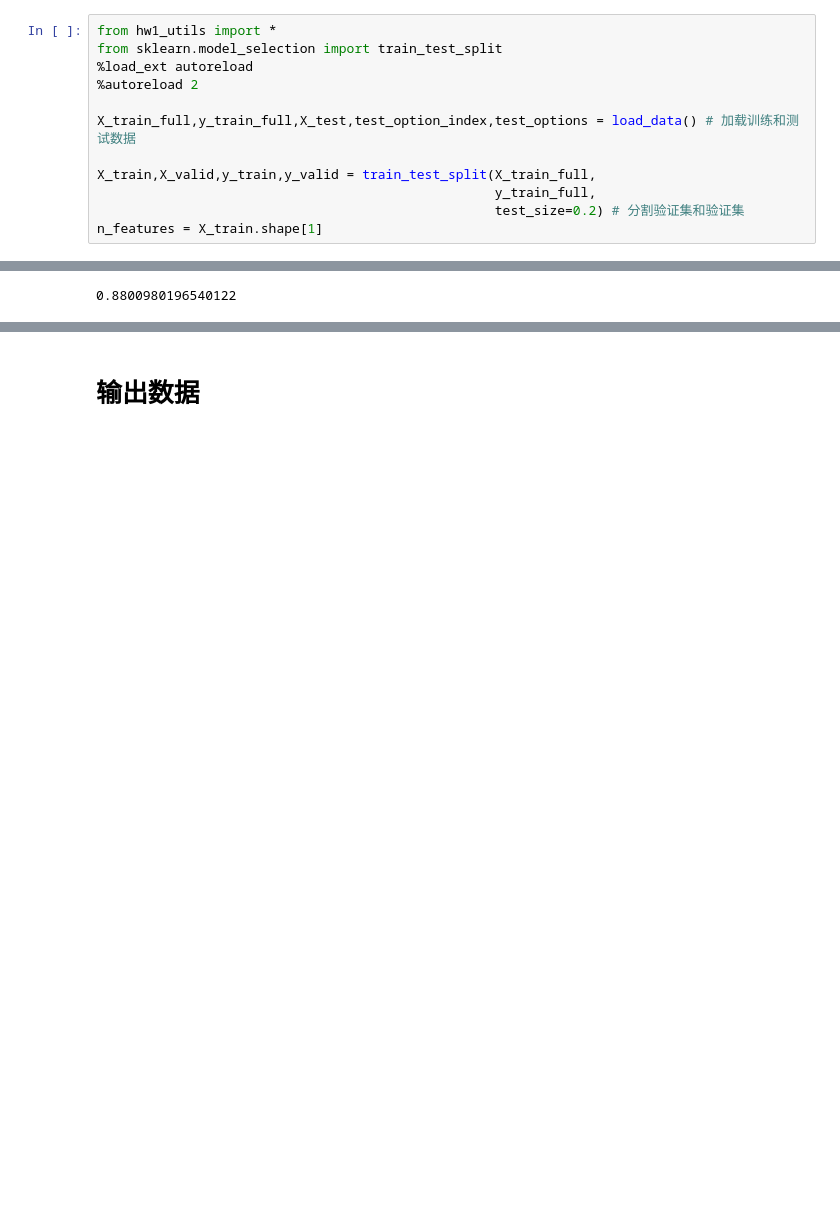
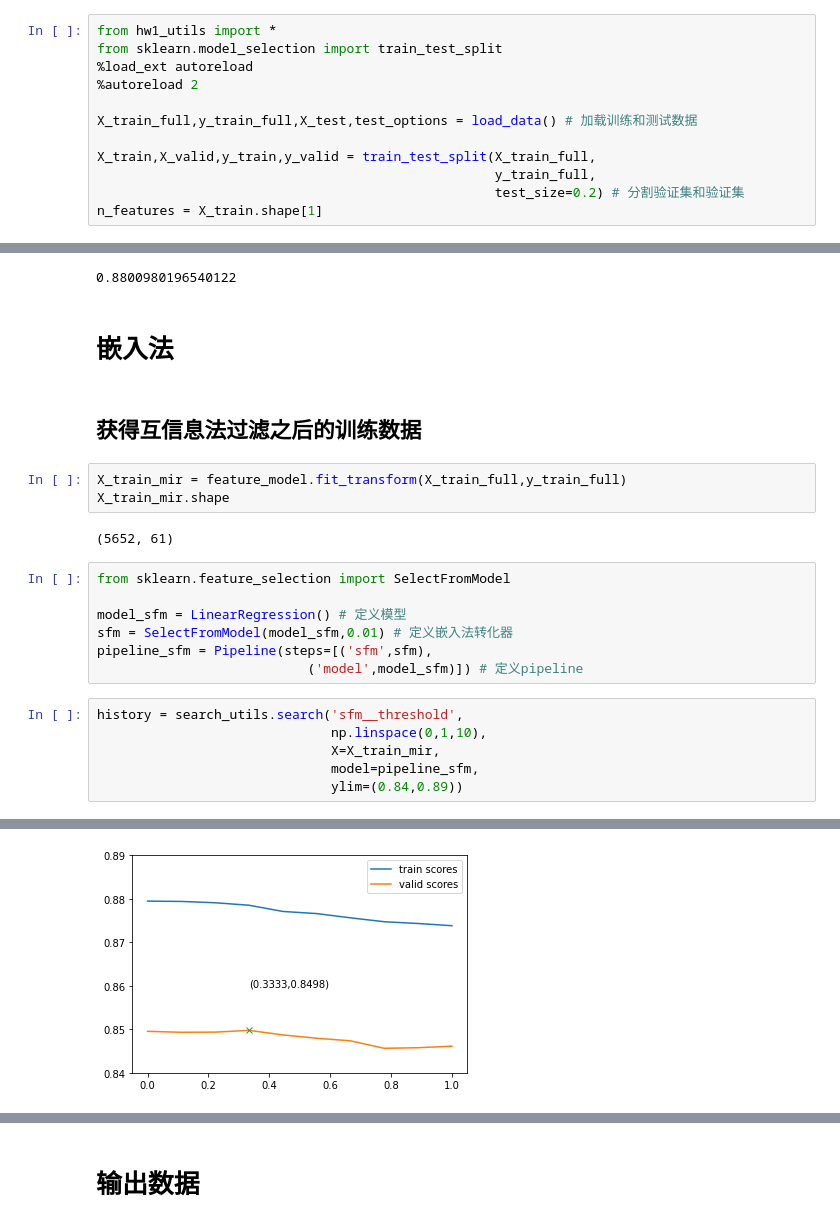
Before and after one commit to FreemanHu/ml2020_lhy, a Jupyter notebook: hw1/hw1_pm25_prediction_v4_linear.ipynb, the cells around one changed output, grey strips where cells are left out. Drawn from its saved outputs; the diff is of its cells as text; blank space fills up the shorter version.

```diff
--- a/hw1/hw1_pm25_prediction_v4_linear.ipynb
+++ b/hw1/hw1_pm25_prediction_v4_linear.ipynb
@@ -13,7 +13,7 @@ from sklearn.model_selection import train_test_split
 %load_ext autoreload
 %autoreload 2
 
-X_train_full,y_train_full,X_test,test_option_index,test_options = load_data() # 加载训练和测试数据
+X_train_full,y_train_full,X_test,test_options = load_data() # 加载训练和测试数据
 
 X_train,X_valid,y_train,y_valid = train_test_split(X_train_full,
                                                    y_train_full,
@@ -499,3 +499,26 @@ Pipeline(memory=None,
 pipeline.score(X_train_full,y_train_full)
 # %% [output]
 0.8800980196540122
+# %% [markdown]
+# 嵌入法
+# %% [markdown]
+## 获得互信息法过滤之后的训练数据
+# %%
+X_train_mir = feature_model.fit_transform(X_train_full,y_train_full)
+X_train_mir.shape
+# %% [output]
+(5652, 61)
+# %%
+from sklearn.feature_selection import SelectFromModel
+
+model_sfm = LinearRegression() # 定义模型
+sfm = SelectFromModel(model_sfm,0.01) # 定义嵌入法转化器
+pipeline_sfm = Pipeline(steps=[('sfm',sfm),
+                           ('model',model_sfm)]) # 定义pipeline
+# %%
+history = search_utils.search('sfm__threshold',
+                              np.linspace(0,1,10),
+                              X=X_train_mir,
+                              model=pipeline_sfm,
+                              ylim=(0.84,0.89))
+# %% [output]
@@ -501,0 +527 @@ pipeline.score(X_train_full,y_train_full)
+[figure, added]
```
Also changed, not shown: parts of 12 cells of this notebook, 1 other file.
